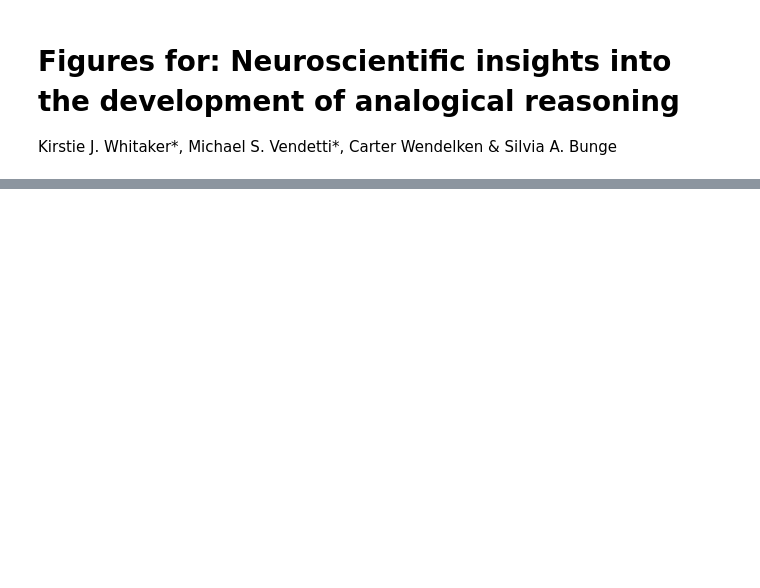
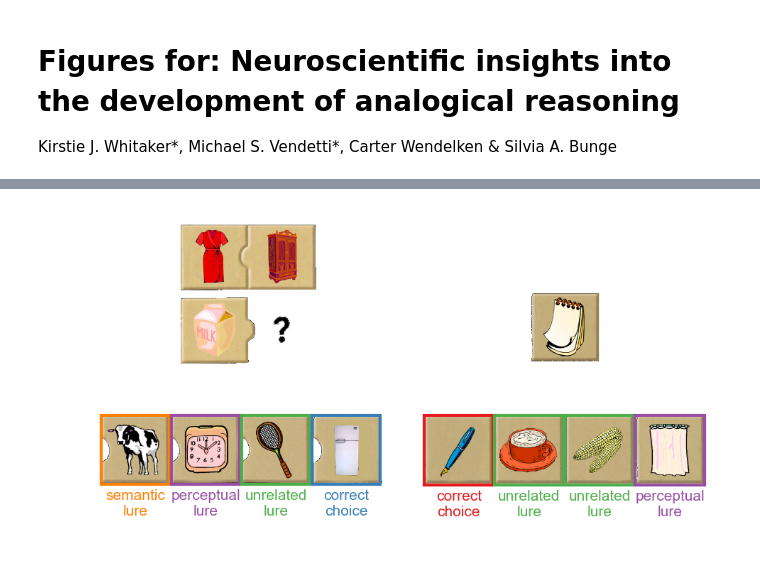
Before and after one commit to KirstieJane/NORA_WhitakerVendetti_DevSci2017, a Jupyter notebook: JUPYTER_NOTEBOOKS/VISAN_Figures.ipynb, the cells around one changed output, grey strips where cells are left out. Drawn from its saved outputs; the diff is of its cells as text; code cells hidden in the pictures; blank space fills up the shorter version.

Commit message:
Code for figures

```diff
--- a/JUPYTER_NOTEBOOKS/VISAN_Figures.ipynb
+++ b/JUPYTER_NOTEBOOKS/VISAN_Figures.ipynb
@@ -126,0 +25,3 @@ print(img_ana.shape)
+# %%
+analogy_stimulus_file = '../EXAMPLE_STIMULI/clothesclosetmilkfridge_whitebg.jpg'
+semantic_stimulus_file = '../EXAMPLE_STIMULI/notebookpen_whitebg.jpg'
@@ -126,0 +39,33 @@ print(img_ana.shape)
+# %%
+def make_figure1(analogy_stimulus_file, semantic_stimulus_file):
+
+    fig, ax_list = plt.subplots(1, 2, figsize=(9,4.5))
+
+    # Put the example analogy stimulus on the left
+    ax = ax_list[0]
+    img_ana = read_in_analogy(analogy_stimulus_file)
+    ax.imshow(img_ana)
+
+    # Add the coloured boxes & text
+    ax = add_boxes_analogy(ax, color_dict)
+
+    # Put the example semantic stimulus on the right
+    ax = ax_list[1]
+    img_sem = read_in_semantic(semantic_stimulus_file)
+    ax.imshow(img_sem)
+
+    # Add the coloured boxes & text
+    ax = add_boxes_semantic(ax, color_dict)
+
+    # Add in panel labels
+    ax_list = add_panel_labels_fig1(ax_list)
+
+    # Turn off both of the axes
+    for ax in ax_list:
+        ax.set_axis_off()
+
+    # Tighten up the layout
+    plt.subplots_adjust(left=0, bottom=0, right=1, top=1,
+                        wspace=0, hspace=0)
+
+    fig.savefig('../FIGURES/Figure1.png', dpi=600, bbox_inches=0)
@@ -126,0 +178,4 @@ print(img_ana.shape)
+# %%
+make_figure1(analogy_stimulus_file, semantic_stimulus_file)
+# %% [output]
+[figure, added]
```
Also changed, not shown: parts of 47 cells of this notebook, 9 other files.
